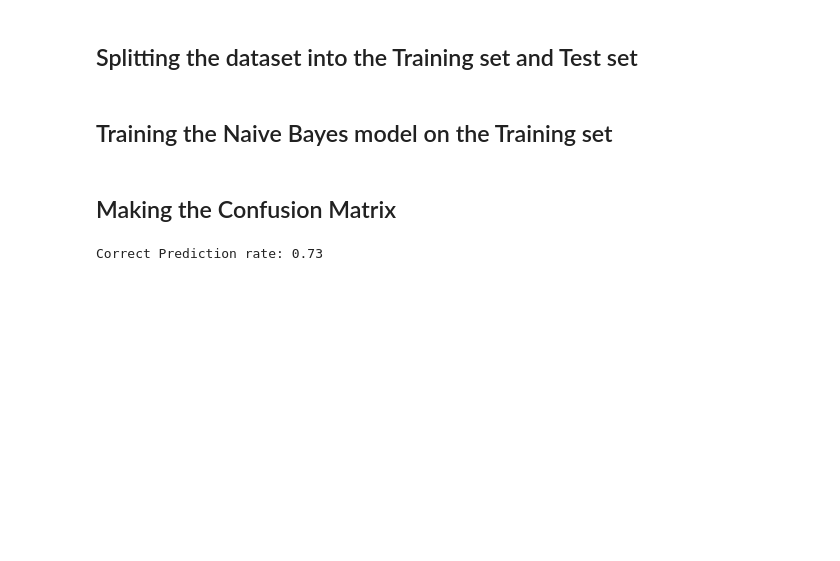
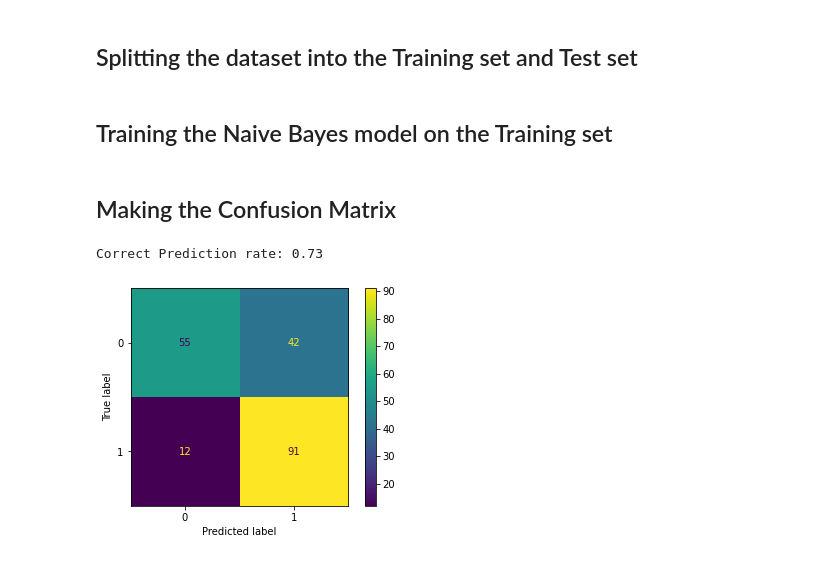
Before and after one commit to mchhour31/NN_work, a Jupyter notebook: natural_language_processing.ipynb, the cells around one changed output. Saved outputs shown, nothing was run; the diff lists cells and outputs as text; code cells hidden in the pictures; blank space fills up the shorter version.

```diff
--- a/natural_language_processing.ipynb
+++ b/natural_language_processing.ipynb
@@ -116,10 +119,12 @@ y_pred = gnb.fit(X_train, y_train).predict(X_test)
 # %% [markdown]
 ## Making the Confusion Matrix
 # %%
-from sklearn.metrics import confusion_matrix, accuracy_score
+from sklearn.metrics import confusion_matrix, accuracy_score, ConfusionMatrixDisplay
 
 cm = confusion_matrix(y_test, y_pred)
+ConfusionMatrixDisplay.from_predictions(y_test, y_pred)
 
 print(f"Correct Prediction rate: {accuracy_score(y_test, y_pred)}")
 # %% [output]
 Correct Prediction rate: 0.73
+[figure, added]
```
Also changed, not shown: parts of 1 cell of this notebook.
